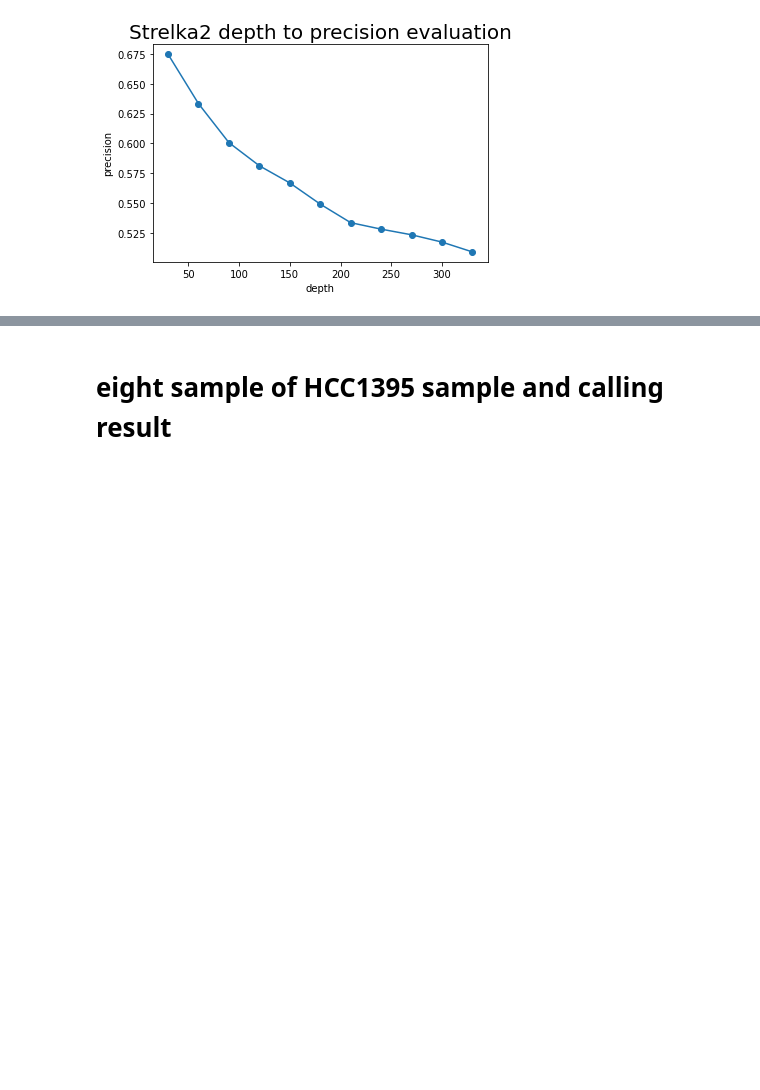
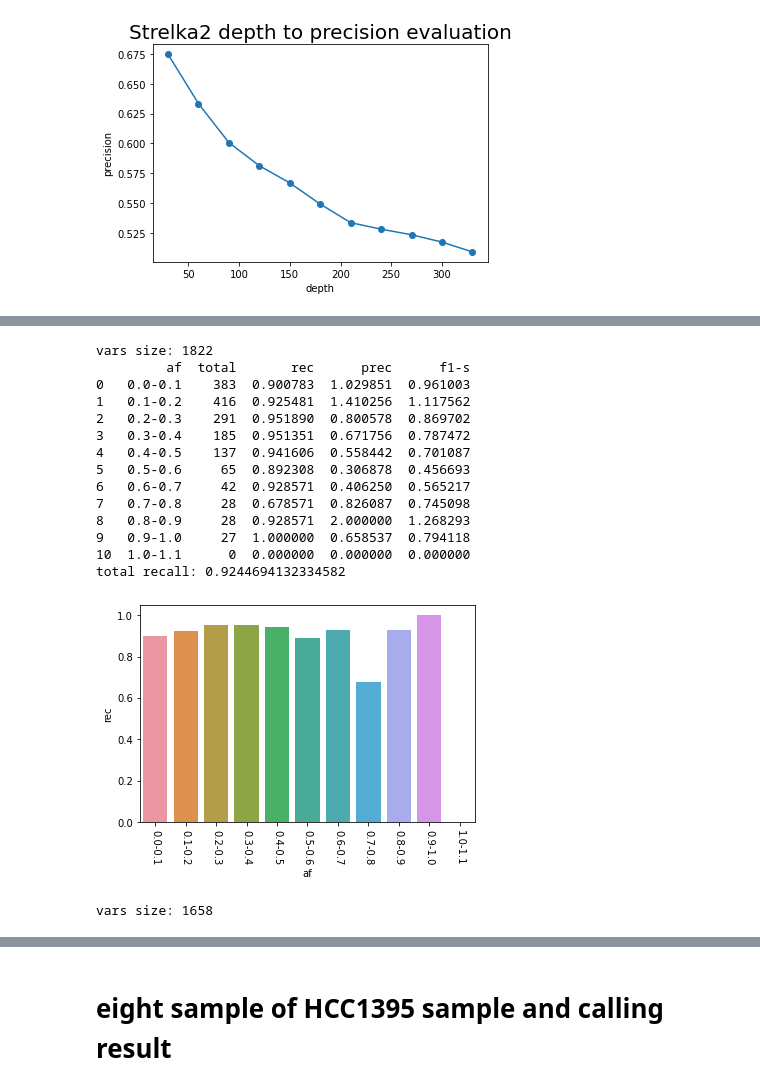
Before and after one commit to LeiHaoa/RabbitVar, a Jupyter notebook: RandomForest/Paper/ResultVisualization.ipynb, the cells around one changed output, grey strips where cells are left out. Cells and saved outputs as stored; diff of their text form; code cells hidden in the pictures; blank space fills up the shorter version.

```diff
--- a/RandomForest/Paper/ResultVisualization.ipynb
+++ b/RandomForest/Paper/ResultVisualization.ipynb
@@ -555,0 +704,34 @@ sns.barplot(x="af", y="f1-s", data=df)
+# %%
+## get rabbitvar data
+tmp_plt_nv_t1_path = 'plt:/home/user_home/haoz/workspace/RabbitVar/RandomForest/validate/indel.vcf'
+#rabvar_indels = get_variants_from_remote('plt:/home/large/haoz/HCC1395_DATAS/WGS/rabbitvar_results/T100_N100/WGS_NV_T_1.txt.indel.vcf',
+#                                          "INDEL", zipped = False)
+rabvar_indels = get_variants_from_remote( tmp_plt_nv_t1_path,
+                                          "INDEL", zipped = False)
+#rabvar_vars = get_variants(res_file)
+af_express = 'float(var_items[7].split(\';\')[5][3:])'
+variant_af_bin = get_af_bin(rabvar_indels, 0, 1, 0.1, af_express)
+
+bins2res_result_visual(rabvar_indels, variant_af_bin, truth_af_bin)
+# %% [output]
+vars size: 1822
+         af  total       rec      prec      f1-s
+0   0.0-0.1    383  0.900783  1.029851  0.961003
+1   0.1-0.2    416  0.925481  1.410256  1.117562
+2   0.2-0.3    291  0.951890  0.800578  0.869702
+3   0.3-0.4    185  0.951351  0.671756  0.787472
+4   0.4-0.5    137  0.941606  0.558442  0.701087
+5   0.5-0.6     65  0.892308  0.306878  0.456693
+6   0.6-0.7     42  0.928571  0.406250  0.565217
+7   0.7-0.8     28  0.678571  0.826087  0.745098
+8   0.8-0.9     28  0.928571  2.000000  1.268293
+9   0.9-1.0     27  1.000000  0.658537  0.794118
+10  1.0-1.1      0  0.000000  0.000000  0.000000
+total recall: 0.9244694132334582
+[figure, added]
+# %%
+# get strelka data
+sk2_indels = get_variants_from_remote("amd1:/home/large/haoz/BCBIO_WGS/workspace/WGS_NV_T_1/HCC1395_WGS_NV_T_1/WGS_NV_T_1/WGS_NV_T_1-strelka2.vcf.gz",
+                                         "INDEL", zipped = True)
+# %% [output]
+vars size: 1658
```
Also changed, not shown: parts of 42 cells of this notebook, 7 other files.
